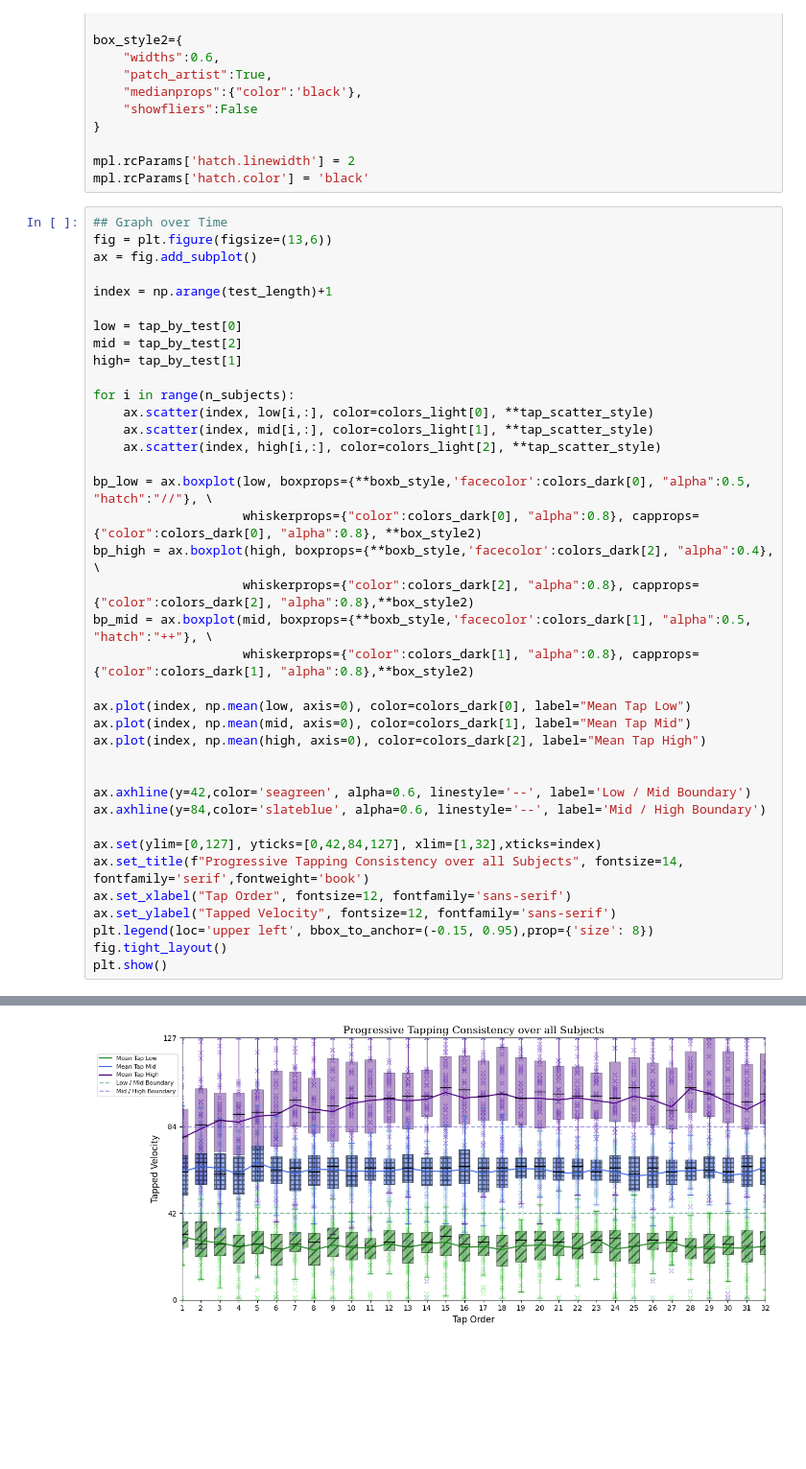
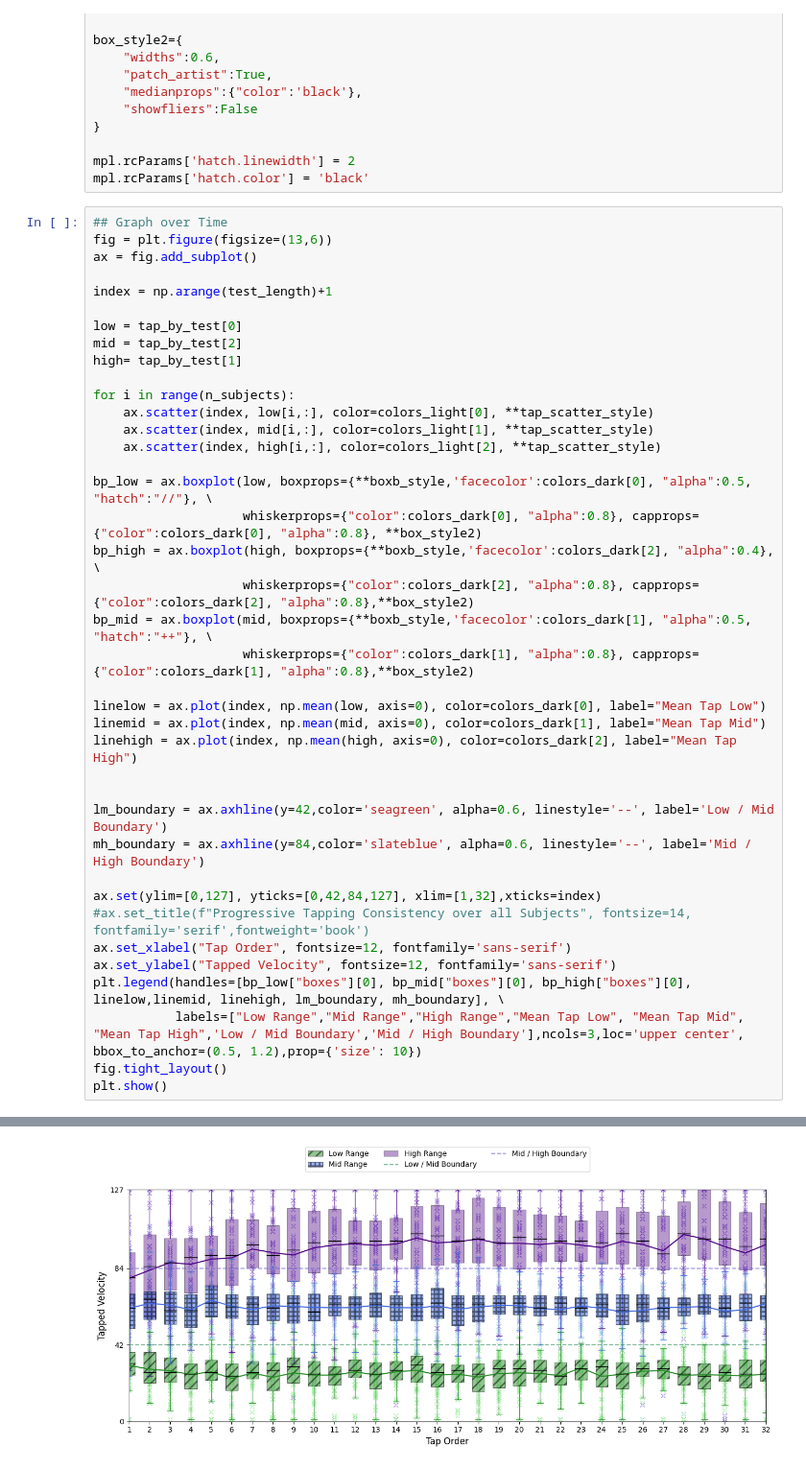
Before and after one commit to peter-clark/investigating-human-tapping-behavior-polyphonic-rhythms, a Jupyter notebook: 5-Tapping_Force-Consistency_and_Precision.ipynb, the cells around one changed output, grey strips where cells are left out. Shown at 96% size. Drawn from its saved outputs; the diff is of its cells as text; blank space fills up the shorter version.

```diff
--- a/5-Tapping_Force-Consistency_and_Precision.ipynb
+++ b/5-Tapping_Force-Consistency_and_Precision.ipynb
@@ -151,19 +154,20 @@ bp_high = ax.boxplot(high, boxprops={**boxb_style,'facecolor':colors_dark[2], "a
 bp_mid = ax.boxplot(mid, boxprops={**boxb_style,'facecolor':colors_dark[1], "alpha":0.5, "hatch":"++"}, \
                     whiskerprops={"color":colors_dark[1], "alpha":0.8}, capprops={"color":colors_dark[1], "alpha":0.8},**box_style2)
 
-ax.plot(index, np.mean(low, axis=0), color=colors_dark[0], label="Mean Tap Low")
-ax.plot(index, np.mean(mid, axis=0), color=colors_dark[1], label="Mean Tap Mid")
-ax.plot(index, np.mean(high, axis=0), color=colors_dark[2], label="Mean Tap High")
+linelow = ax.plot(index, np.mean(low, axis=0), color=colors_dark[0], label="Mean Tap Low")
+linemid = ax.plot(index, np.mean(mid, axis=0), color=colors_dark[1], label="Mean Tap Mid")
+linehigh = ax.plot(index, np.mean(high, axis=0), color=colors_dark[2], label="Mean Tap High")
 
 
-ax.axhline(y=42,color='seagreen', alpha=0.6, linestyle='--', label='Low / Mid Boundary')
-ax.axhline(y=84,color='slateblue', alpha=0.6, linestyle='--', label='Mid / High Boundary')
+lm_boundary = ax.axhline(y=42,color='seagreen', alpha=0.6, linestyle='--', label='Low / Mid Boundary')
+mh_boundary = ax.axhline(y=84,color='slateblue', alpha=0.6, linestyle='--', label='Mid / High Boundary')
 
 ax.set(ylim=[0,127], yticks=[0,42,84,127], xlim=[1,32],xticks=index)
-ax.set_title(f"Progressive Tapping Consistency over all Subjects", fontsize=14, fontfamily='serif',fontweight='book')
+#ax.set_title(f"Progressive Tapping Consistency over all Subjects", fontsize=14, fontfamily='serif',fontweight='book')
 ax.set_xlabel("Tap Order", fontsize=12, fontfamily='sans-serif')
 ax.set_ylabel("Tapped Velocity", fontsize=12, fontfamily='sans-serif')
-plt.legend(loc='upper left', bbox_to_anchor=(-0.15, 0.95),prop={'size': 8})
+plt.legend(handles=[bp_low["boxes"][0], bp_mid["boxes"][0], bp_high["boxes"][0], linelow,linemid, linehigh, lm_boundary, mh_boundary], \
+           labels=["Low Range","Mid Range","High Range","Mean Tap Low", "Mean Tap Mid", "Mean Tap High",'Low / Mid Boundary','Mid / High Boundary'],ncols=3,loc='upper center', bbox_to_anchor=(0.5, 1.2),prop={'size': 10})
 fig.tight_layout()
 plt.show()
 # %% [output]
@@ -170,4 +177,4 @@ plt.show()
-[figure, old version]
+[figure, new version]
 # %%
 ## Graph by Subject ##
 
```
Also changed, not shown: parts of 12 cells of this notebook.
